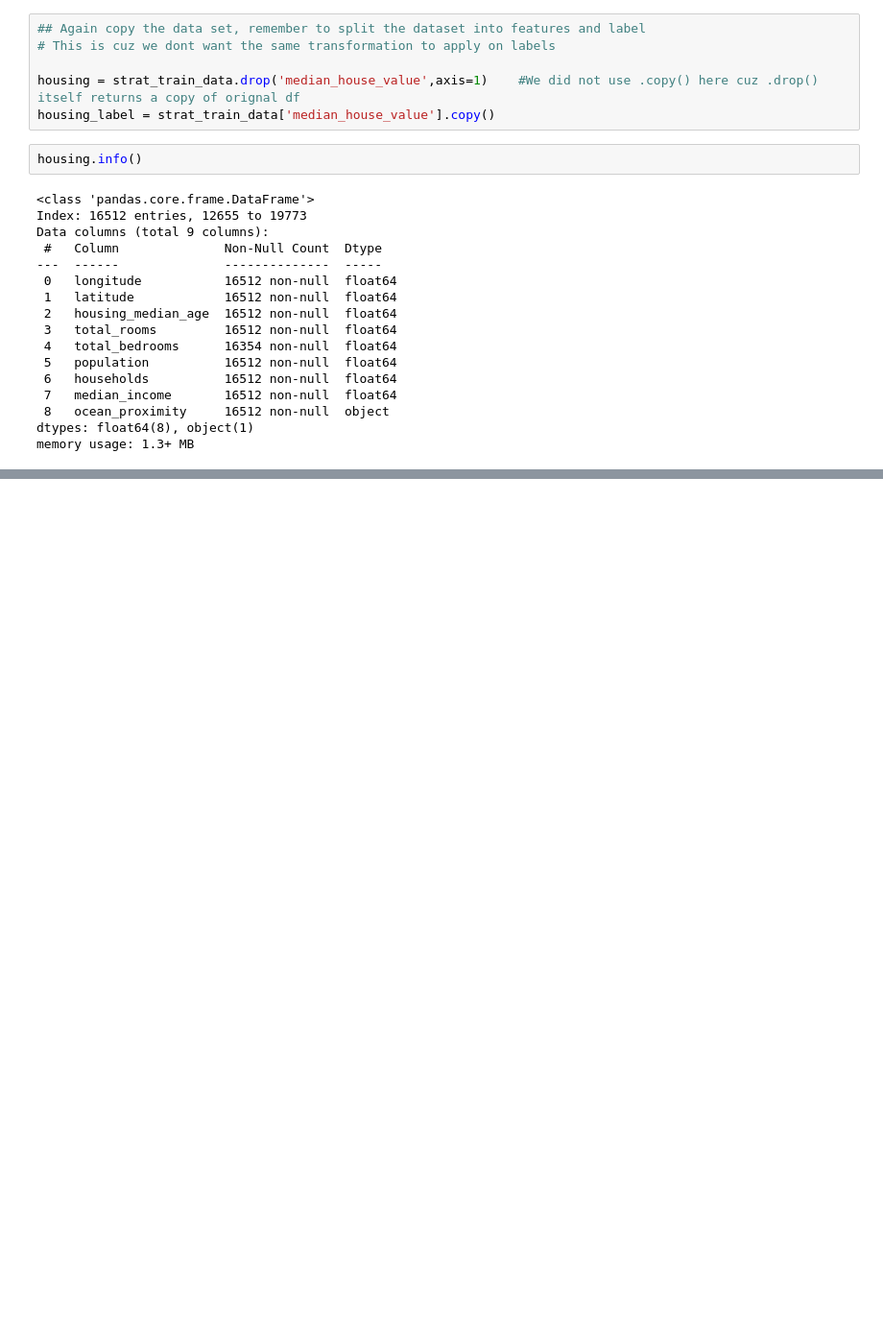
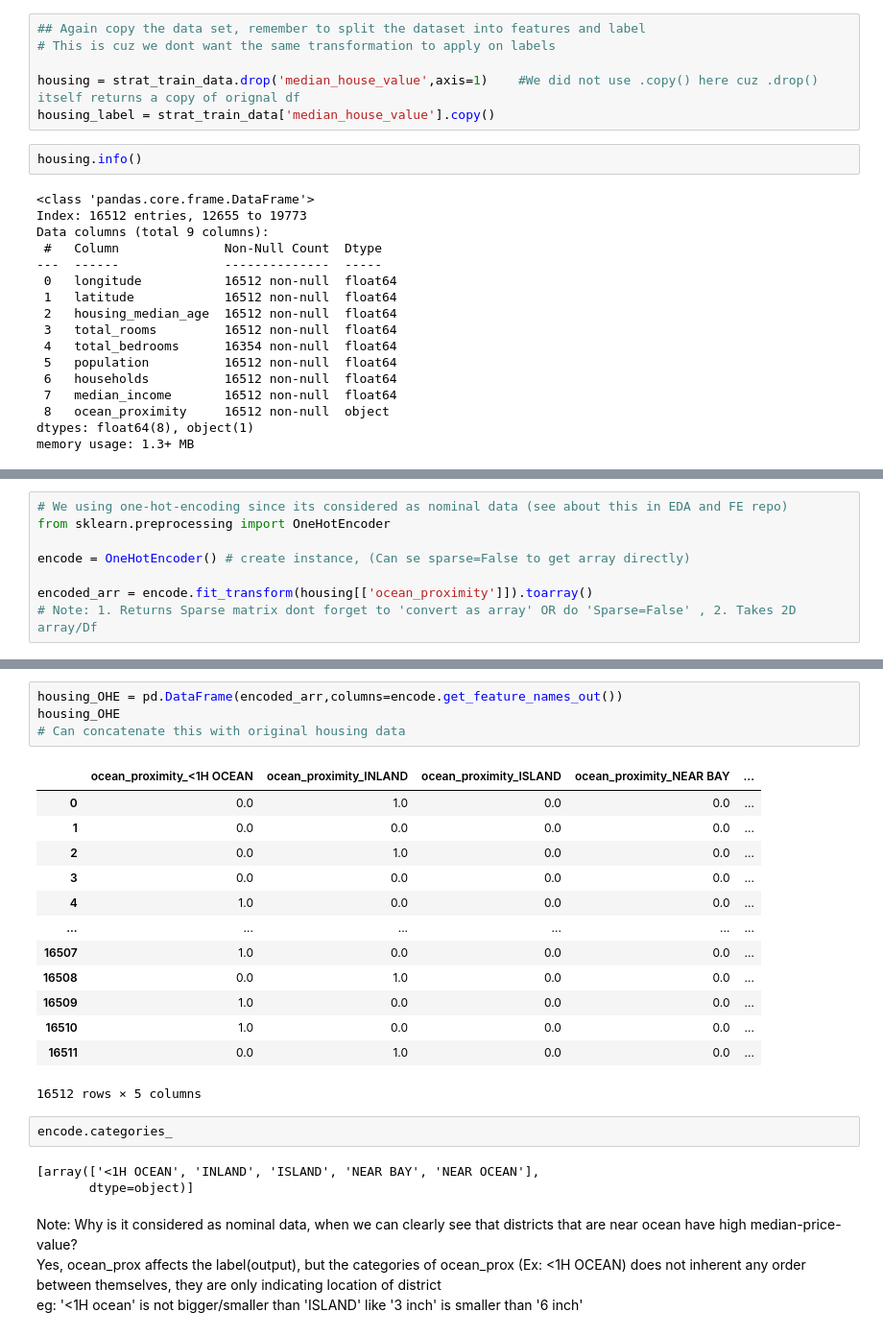
Before and after one commit to ArunNegi112/Machine_Learning, a Jupyter notebook: End_To_End_Project1/2_project.ipynb, the cells around one changed output, grey strips where cells are left out. Shown at 96% size. Saved outputs shown, nothing was run; the diff lists cells and outputs as text; blank space fills up the shorter version.

```diff
--- a/End_To_End_Project1/2_project.ipynb
+++ b/End_To_End_Project1/2_project.ipynb
@@ -418,0 +505,8 @@ import matplotlib.pyplot as plt
+# %%
+# We using one-hot-encoding since its considered as nominal data (see about this in EDA and FE repo)
+from sklearn.preprocessing import OneHotEncoder
+
+encode = OneHotEncoder() # create instance, (Can se sparse=False to get array directly)
+
+encoded_arr = encode.fit_transform(housing[['ocean_proximity']]).toarray()
+# Note: 1. Returns Sparse matrix dont forget to 'convert as array' OR do 'Sparse=False' , 2. Takes 2D array/Df
@@ -418,0 +523,27 @@ import matplotlib.pyplot as plt
+# %%
+housing_OHE = pd.DataFrame(encoded_arr,columns=encode.get_feature_names_out())
+housing_OHE
+# Can concatenate this with original housing data
+# %% [output]
+|  | ocean_proximity_<1H OCEAN | ocean_proximity_INLAND | ocean_proximity_ISLAND | ocean_proximity_NEAR BAY | ... |
+| 0 | 0.0 | 1.0 | 0.0 | 0.0 | ... |
+| 1 | 0.0 | 0.0 | 0.0 | 0.0 | ... |
+| 2 | 0.0 | 1.0 | 0.0 | 0.0 | ... |
+| 3 | 0.0 | 0.0 | 0.0 | 0.0 | ... |
+| 4 | 1.0 | 0.0 | 0.0 | 0.0 | ... |
+| ... | ... | ... | ... | ... | ... |
+| 16507 | 1.0 | 0.0 | 0.0 | 0.0 | ... |
+| 16508 | 0.0 | 1.0 | 0.0 | 0.0 | ... |
+| 16509 | 1.0 | 0.0 | 0.0 | 0.0 | ... |
+| 16510 | 1.0 | 0.0 | 0.0 | 0.0 | ... |
+| 16511 | 0.0 | 1.0 | 0.0 | 0.0 | ... |
+16512 rows × 5 columns
+# %%
+encode.categories_
+# %% [output]
+[array(['<1H OCEAN', 'INLAND', 'ISLAND', 'NEAR BAY', 'NEAR OCEAN'],
+       dtype=object)]
+# %% [markdown]
+Note: Why is it considered as nominal data, when we can clearly see that districts that are near ocean have high median-price-value?
+Yes, ocean_prox affects the label(output), but the categories of ocean_prox (Ex: <1H OCEAN) does not inherent any order between themselves, they are only indicating location of district
+eg: '<1H ocean' is not bigger/smaller than 'ISLAND' like '3 inch' is smaller than '6 inch'
```
Also changed, not shown: parts of 35 cells of this notebook.
